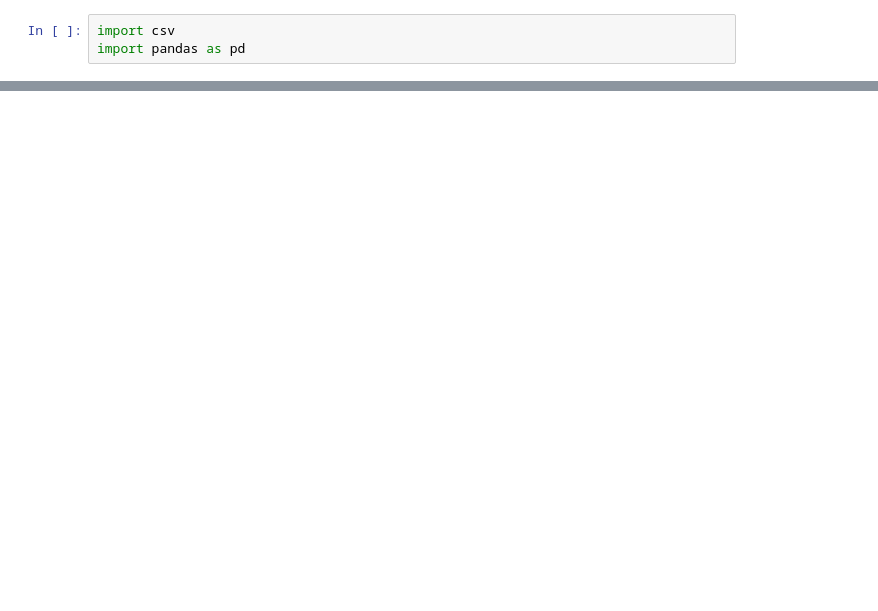
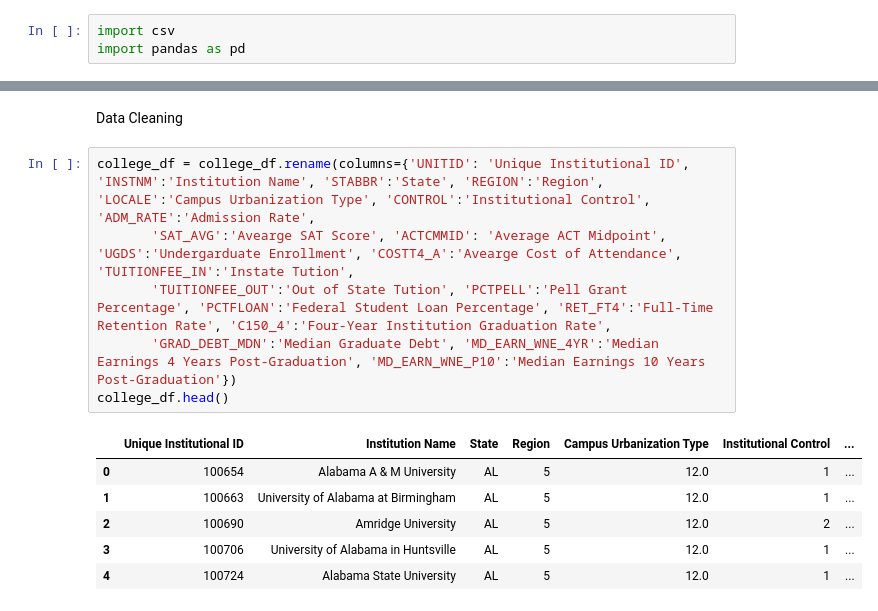
Before and after one commit to mjwillis717-coder/dsrp, a Jupyter notebook: DSRP_Education.ipynb, the cells around one changed output, grey strips where cells are left out. Cells and saved outputs as stored; diff of their text form; blank space fills up the shorter version.

```diff
--- a/DSRP_Education.ipynb
+++ b/DSRP_Education.ipynb
@@ -16,0 +100,15 @@ college_df.head()
+# %% [markdown]
+Data Cleaning
+# %%
+college_df = college_df.rename(columns={'UNITID': 'Unique Institutional ID', 'INSTNM':'Institution Name', 'STABBR':'State', 'REGION':'Region', 'LOCALE':'Campus Urbanization Type', 'CONTROL':'Institutional Control', 'ADM_RATE':'Admission Rate',
+       'SAT_AVG':'Avearge SAT Score', 'ACTCMMID': 'Average ACT Midpoint', 'UGDS':'Undergarduate Enrollment', 'COSTT4_A':'Avearge Cost of Attendance', 'TUITIONFEE_IN':'Instate Tution',
+       'TUITIONFEE_OUT':'Out of State Tution', 'PCTPELL':'Pell Grant Percentage', 'PCTFLOAN':'Federal Student Loan Percentage', 'RET_FT4':'Full-Time Retention Rate', 'C150_4':'Four-Year Institution Graduation Rate',
+       'GRAD_DEBT_MDN':'Median Graduate Debt', 'MD_EARN_WNE_4YR':'Median Earnings 4 Years Post-Graduation', 'MD_EARN_WNE_P10':'Median Earnings 10 Years Post-Graduation'})
+college_df.head()
+# %% [output]
+|  | Unique Institutional ID | Institution Name | State | Region | Campus Urbanization Type | Institutional Control | ... |
+| 0 | 100654 | Alabama A & M University | AL | 5 | 12.0 | 1 | ... |
+| 1 | 100663 | University of Alabama at Birmingham | AL | 5 | 12.0 | 1 | ... |
+| 2 | 100690 | Amridge University | AL | 5 | 12.0 | 2 | ... |
+| 3 | 100706 | University of Alabama in Huntsville | AL | 5 | 12.0 | 1 | ... |
+| 4 | 100724 | Alabama State University | AL | 5 | 12.0 | 1 | ... |
```
Also changed, not shown: parts of 5 cells of this notebook.
